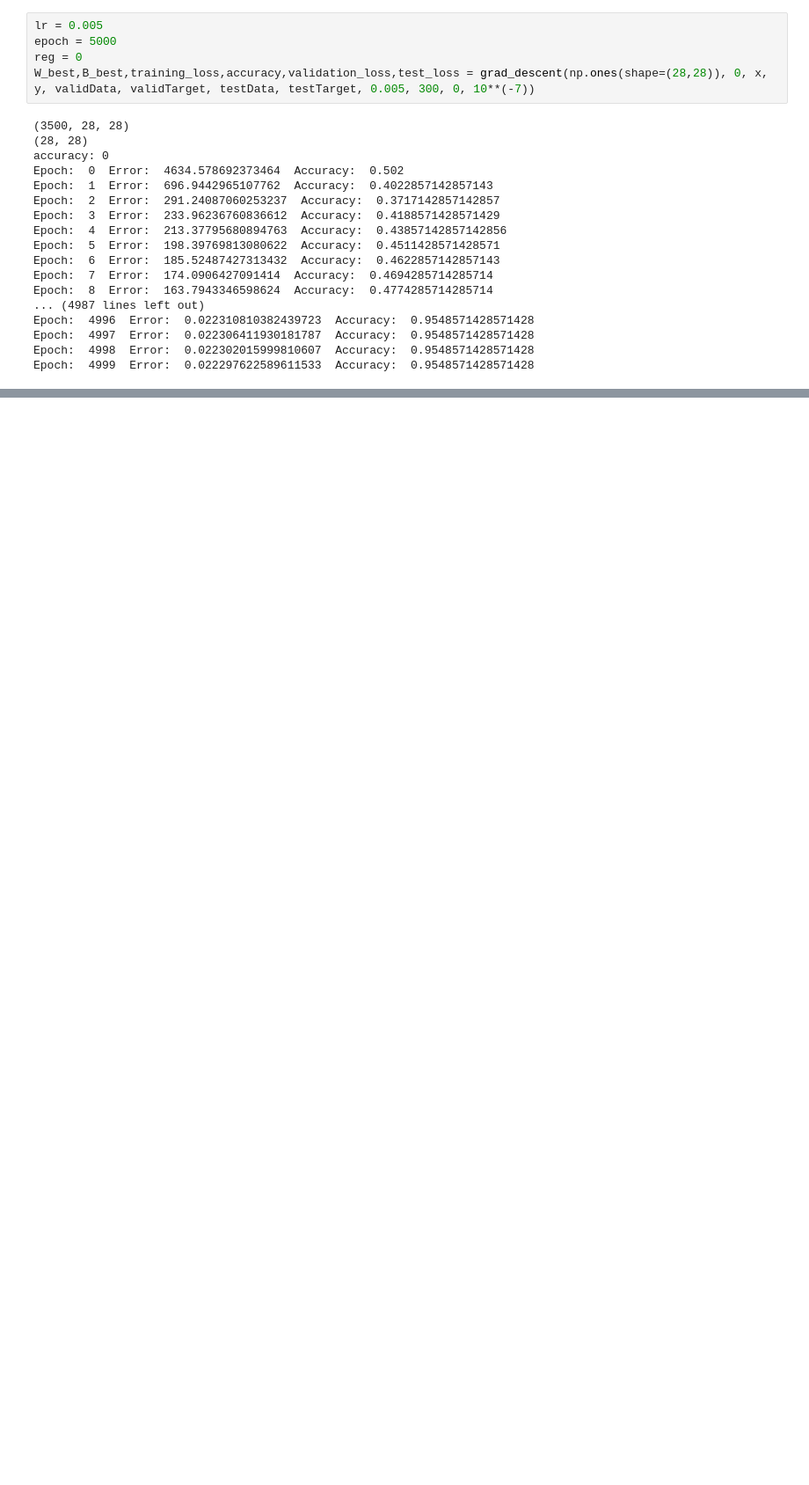
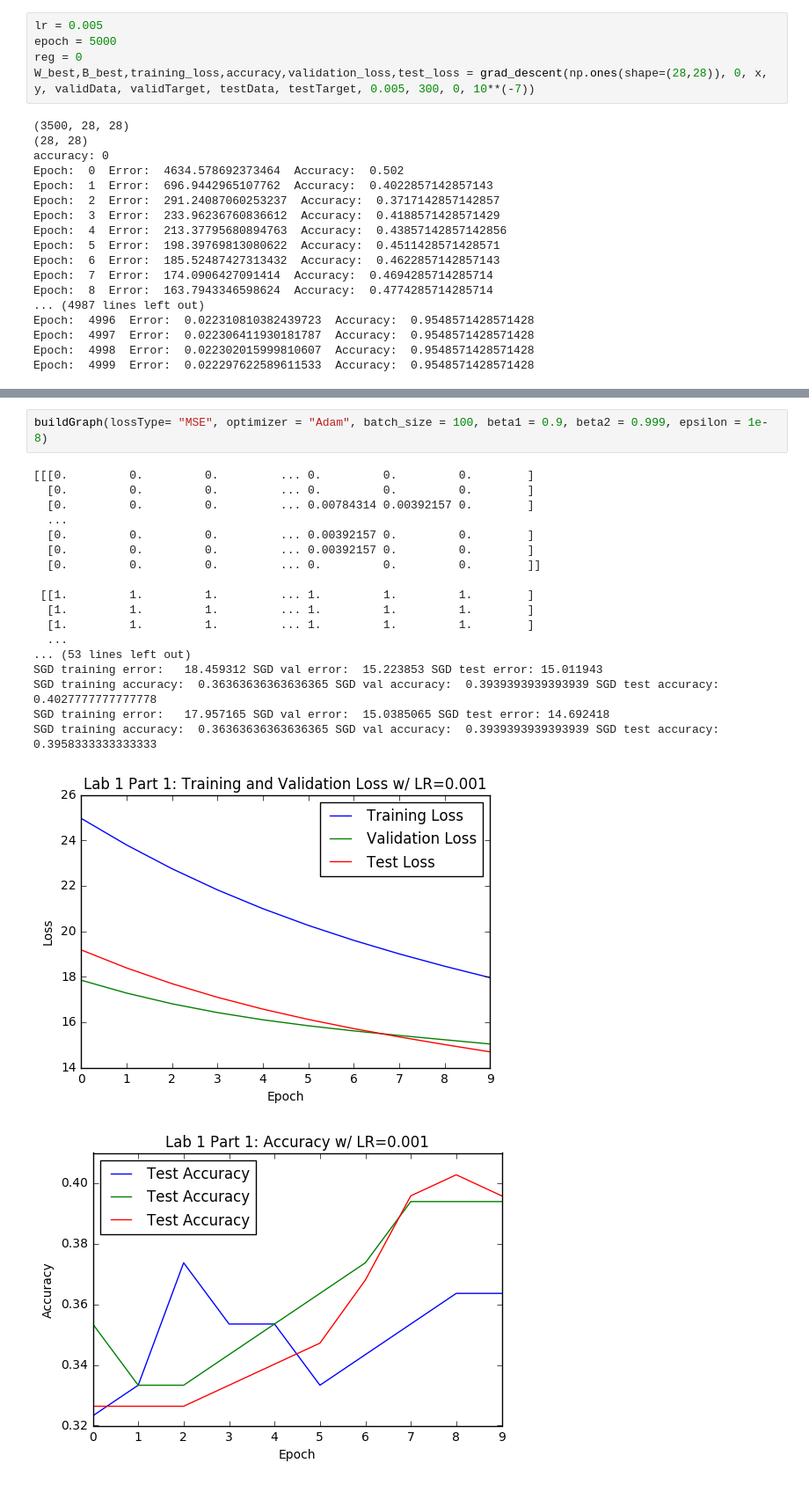
Before and after one commit to byJunKim/ECE421, a Jupyter notebook: LAB1/temp.ipynb, the cells around one changed output, grey strips where cells are left out. Shown at 88% size. Cells and saved outputs as stored; diff of their text form; blank space fills up the shorter version.

```diff
--- a/LAB1/temp.ipynb
+++ b/LAB1/temp.ipynb
@@ -483,0 +529,22 @@ SGD training error:   9.336457 SGD val error:  6.950594 SGD test error:   8.1777
+# %%
+buildGraph(lossType= "MSE", optimizer = "Adam", batch_size = 100, beta1 = 0.9, beta2 = 0.999, epsilon = 1e-8)
+# %% [output]
+[[[0.         0.         0.         ... 0.         0.         0.        ]
+  [0.         0.         0.         ... 0.         0.         0.        ]
+  [0.         0.         0.         ... 0.00784314 0.00392157 0.        ]
+  ...
+  [0.         0.         0.         ... 0.00392157 0.         0.        ]
+  [0.         0.         0.         ... 0.00392157 0.         0.        ]
+  [0.         0.         0.         ... 0.         0.         0.        ]]
+
+ [[1.         1.         1.         ... 1.         1.         1.        ]
+  [1.         1.         1.         ... 1.         1.         1.        ]
+  [1.         1.         1.         ... 1.         1.         1.        ]
+  ...
+... (53 lines left out)
+SGD training error:   18.459312 SGD val error:  15.223853 SGD test error: 15.011943
+SGD training accuracy:  0.36363636363636365 SGD val accuracy:  0.3939393939393939 SGD test accuracy:  0.4027777777777778
+SGD training error:   17.957165 SGD val error:  15.0385065 SGD test error: 14.692418
+SGD training accuracy:  0.36363636363636365 SGD val accuracy:  0.3939393939393939 SGD test accuracy:  0.3958333333333333
+[figure, added]
+[figure, added]
```
Also changed, not shown: parts of 9 cells of this notebook.
